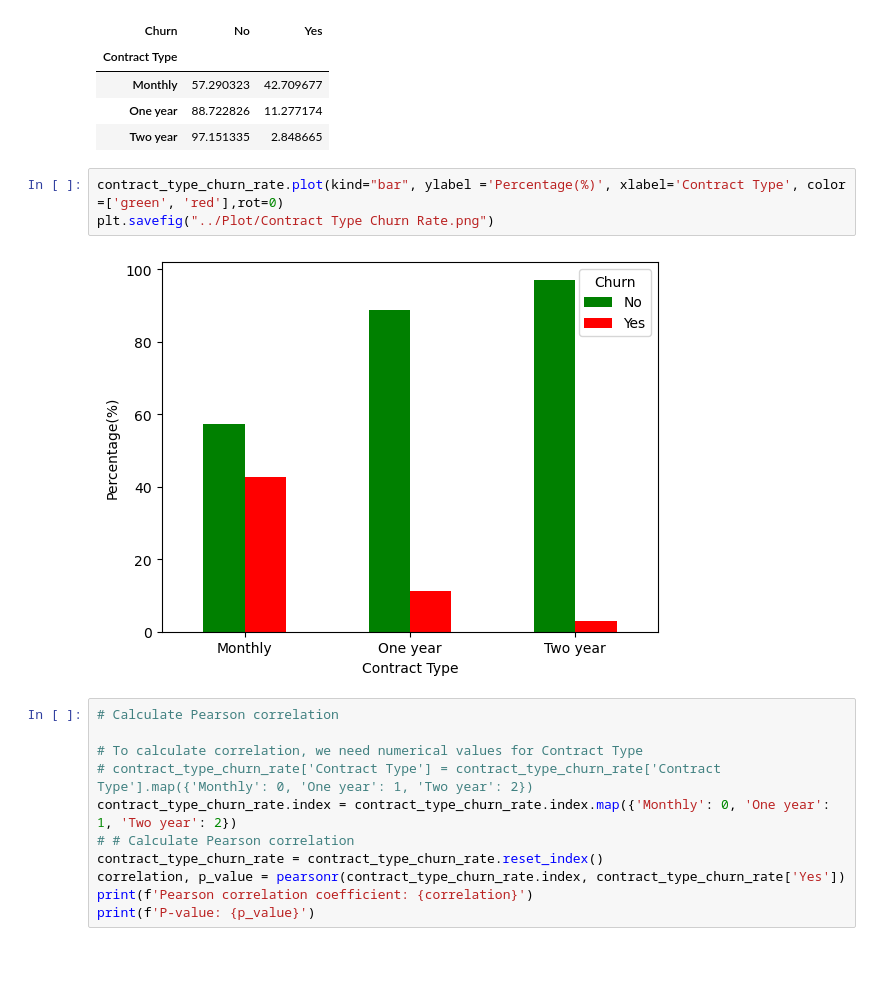
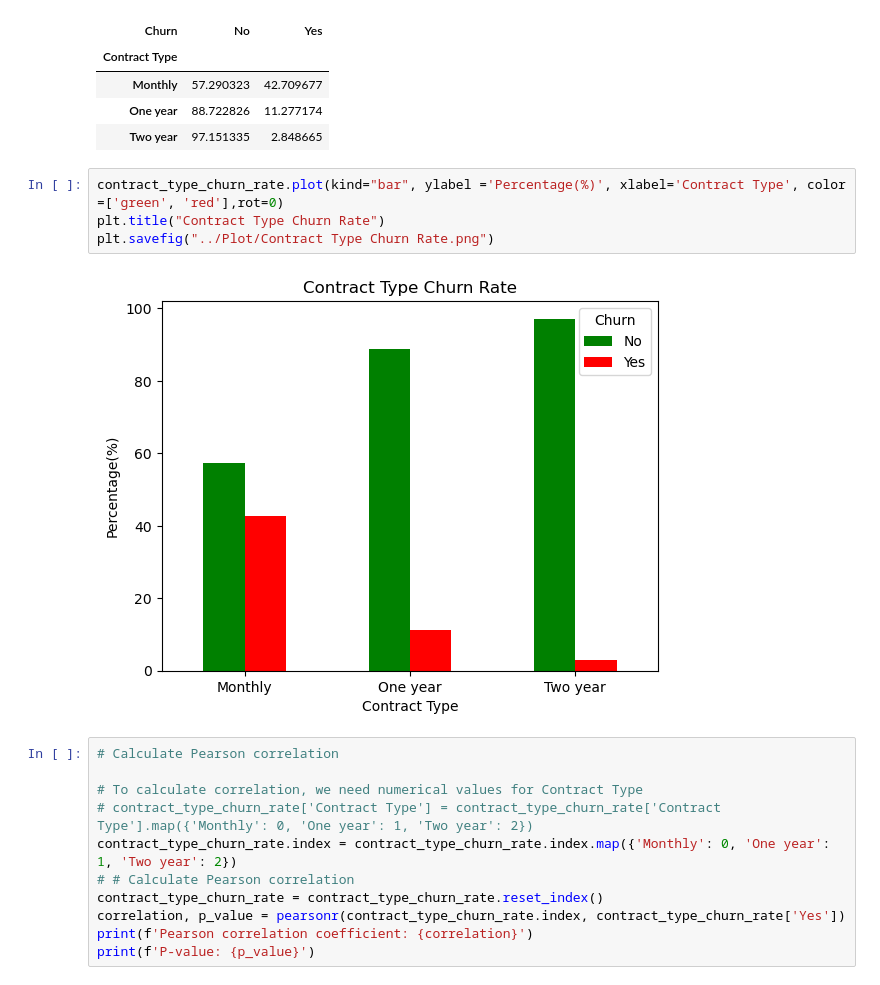
Before and after one commit to Eder-2024/Project_1-Telco, a Jupyter notebook: Main_Code/Main_Code.ipynb, the cells around one changed output. Drawn from its saved outputs; the diff is of its cells as text; blank space fills up the shorter version.

```diff
--- a/Main_Code/Main_Code.ipynb
+++ b/Main_Code/Main_Code.ipynb
@@ -368,9 +367,10 @@ contract_type_churn_rate
 | Two year | 97.151335 | 2.848665 |
 # %%
 contract_type_churn_rate.plot(kind="bar", ylabel ='Percentage(%)', xlabel='Contract Type', color =['green', 'red'],rot=0)
+plt.title("Contract Type Churn Rate")
 plt.savefig("../Plot/Contract Type Churn Rate.png")
 # %% [output]
-[figure, old version]
+[figure, new version]
 # %%
 # Calculate Pearson correlation
 
```
Also changed, not shown: parts of 11 cells of this notebook, 5 other files.
